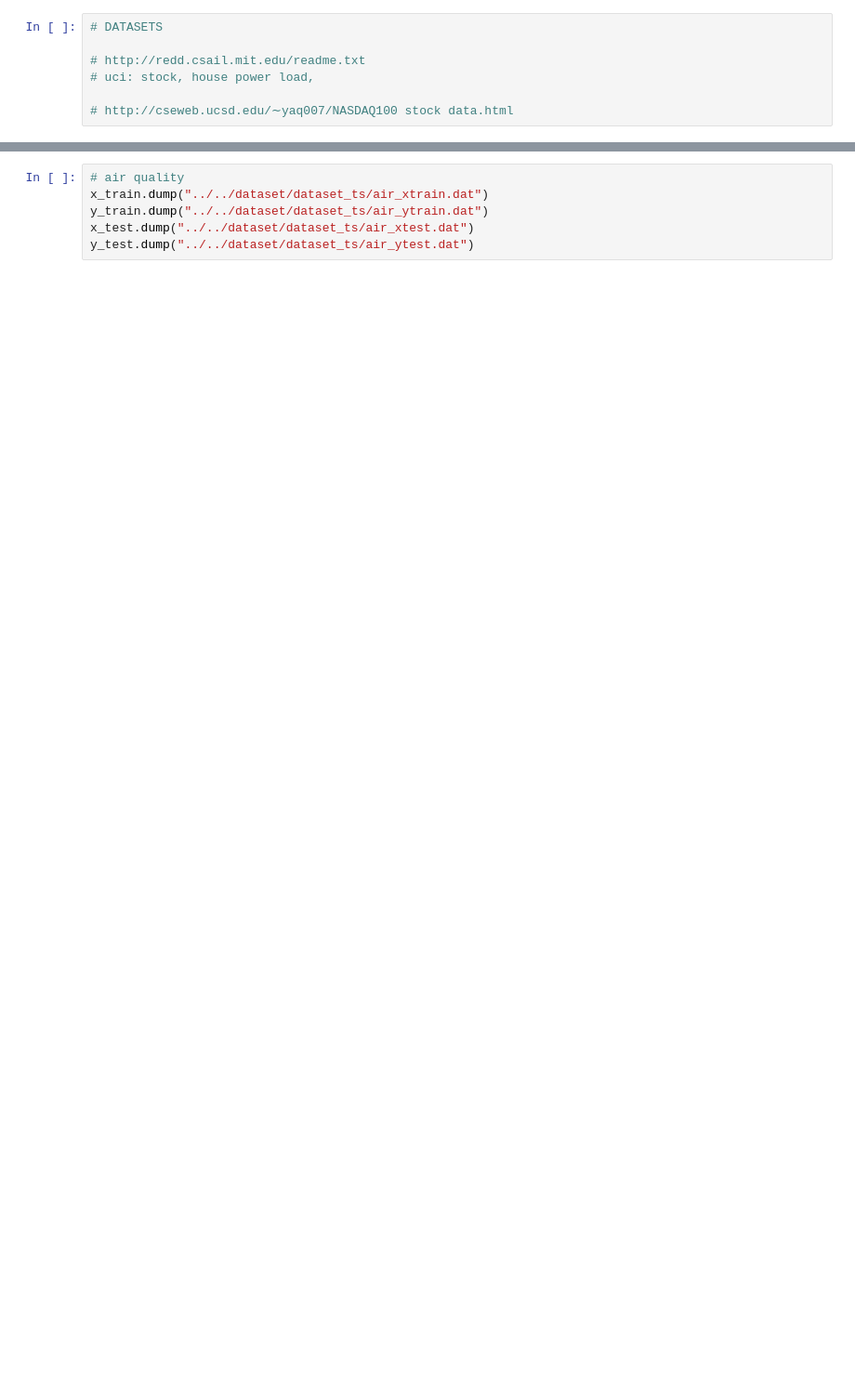
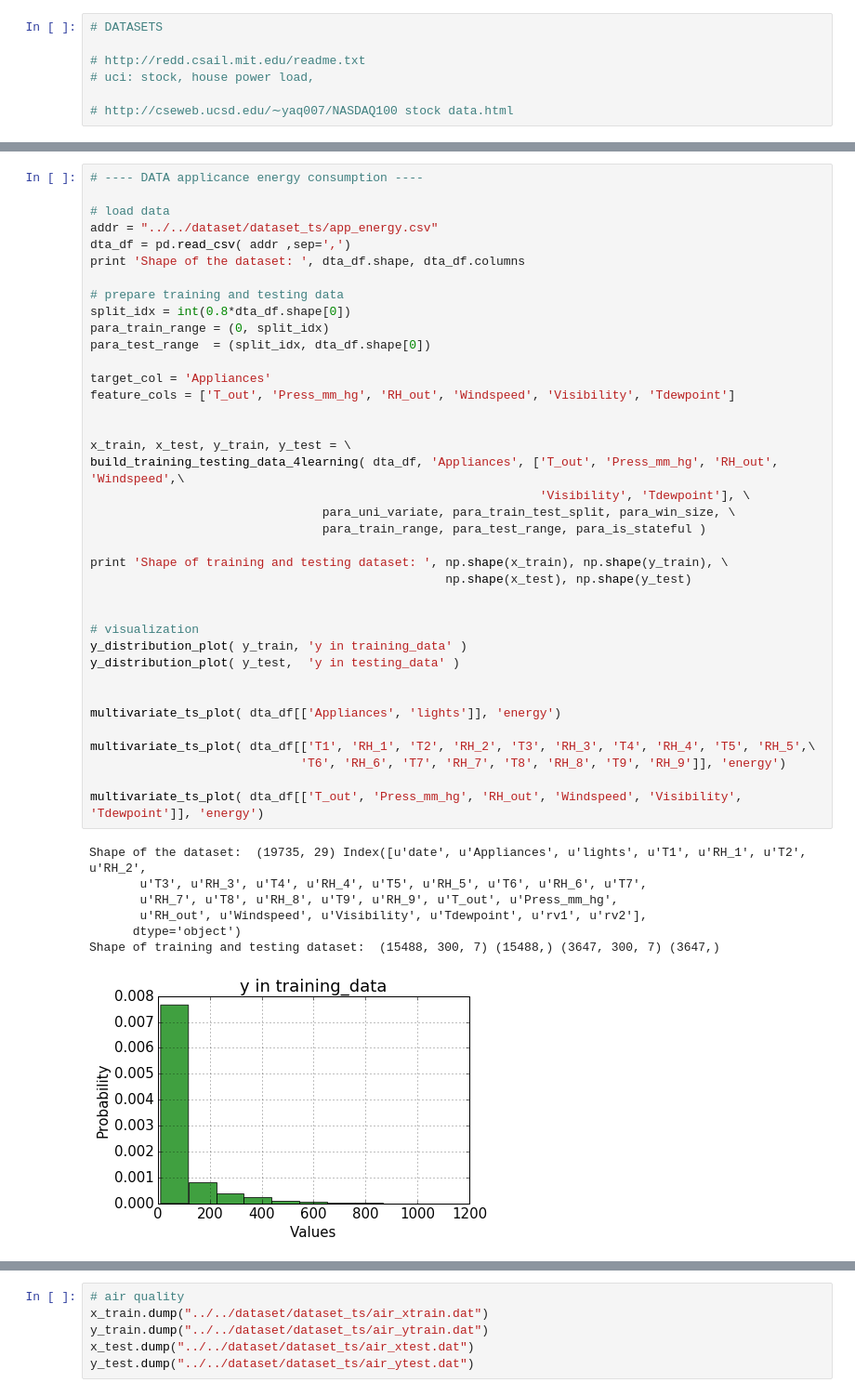
Before and after one commit to weilai0980/tsRNN, a Jupyter notebook: forecasting/data_prep.ipynb, the cells around one changed output, grey strips where cells are left out. Shown at 93% size. Cells and saved outputs as stored; diff of their text form; blank space fills up the shorter version.

```diff
--- a/forecasting/data_prep.ipynb
+++ b/forecasting/data_prep.ipynb
@@ -137,0 +231,46 @@ Index([u'Date', u'Time', u'Global_active_power', u'Global_reactive_power',
+# %%
+# ---- DATA applicance energy consumption ----
+
+# load data
+addr = "../../dataset/dataset_ts/app_energy.csv"
+dta_df = pd.read_csv( addr ,sep=',')
+print 'Shape of the dataset: ', dta_df.shape, dta_df.columns
+
+# prepare training and testing data
+split_idx = int(0.8*dta_df.shape[0])
+para_train_range = (0, split_idx)
+para_test_range  = (split_idx, dta_df.shape[0])
+
+target_col = 'Appliances'
+feature_cols = ['T_out', 'Press_mm_hg', 'RH_out', 'Windspeed', 'Visibility', 'Tdewpoint']
+
+
+x_train, x_test, y_train, y_test = \
+build_training_testing_data_4learning( dta_df, 'Appliances', ['T_out', 'Press_mm_hg', 'RH_out', 'Windspeed',\
+                                                              'Visibility', 'Tdewpoint'], \
+                                para_uni_variate, para_train_test_split, para_win_size, \
+                                para_train_range, para_test_range, para_is_stateful )
+
+print 'Shape of training and testing dataset: ', np.shape(x_train), np.shape(y_train), \
+                                                 np.shape(x_test), np.shape(y_test)
+
+
+# visualization
+y_distribution_plot( y_train, 'y in training_data' )
+y_distribution_plot( y_test,  'y in testing_data' )
+
+
+multivariate_ts_plot( dta_df[['Appliances', 'lights']], 'energy')
+
+multivariate_ts_plot( dta_df[['T1', 'RH_1', 'T2', 'RH_2', 'T3', 'RH_3', 'T4', 'RH_4', 'T5', 'RH_5',\
+                             'T6', 'RH_6', 'T7', 'RH_7', 'T8', 'RH_8', 'T9', 'RH_9']], 'energy')
+
+multivariate_ts_plot( dta_df[['T_out', 'Press_mm_hg', 'RH_out', 'Windspeed', 'Visibility', 'Tdewpoint']], 'energy')
+# %% [output]
+Shape of the dataset:  (19735, 29) Index([u'date', u'Appliances', u'lights', u'T1', u'RH_1', u'T2', u'RH_2',
+       u'T3', u'RH_3', u'T4', u'RH_4', u'T5', u'RH_5', u'T6', u'RH_6', u'T7',
+       u'RH_7', u'T8', u'RH_8', u'T9', u'RH_9', u'T_out', u'Press_mm_hg',
+       u'RH_out', u'Windspeed', u'Visibility', u'Tdewpoint', u'rv1', u'rv2'],
+      dtype='object')
+Shape of training and testing dataset:  (15488, 300, 7) (15488,) (3647, 300, 7) (3647,)
+[figure, added]
```
Also changed, not shown: parts of 19 cells of this notebook, 13 other files.
